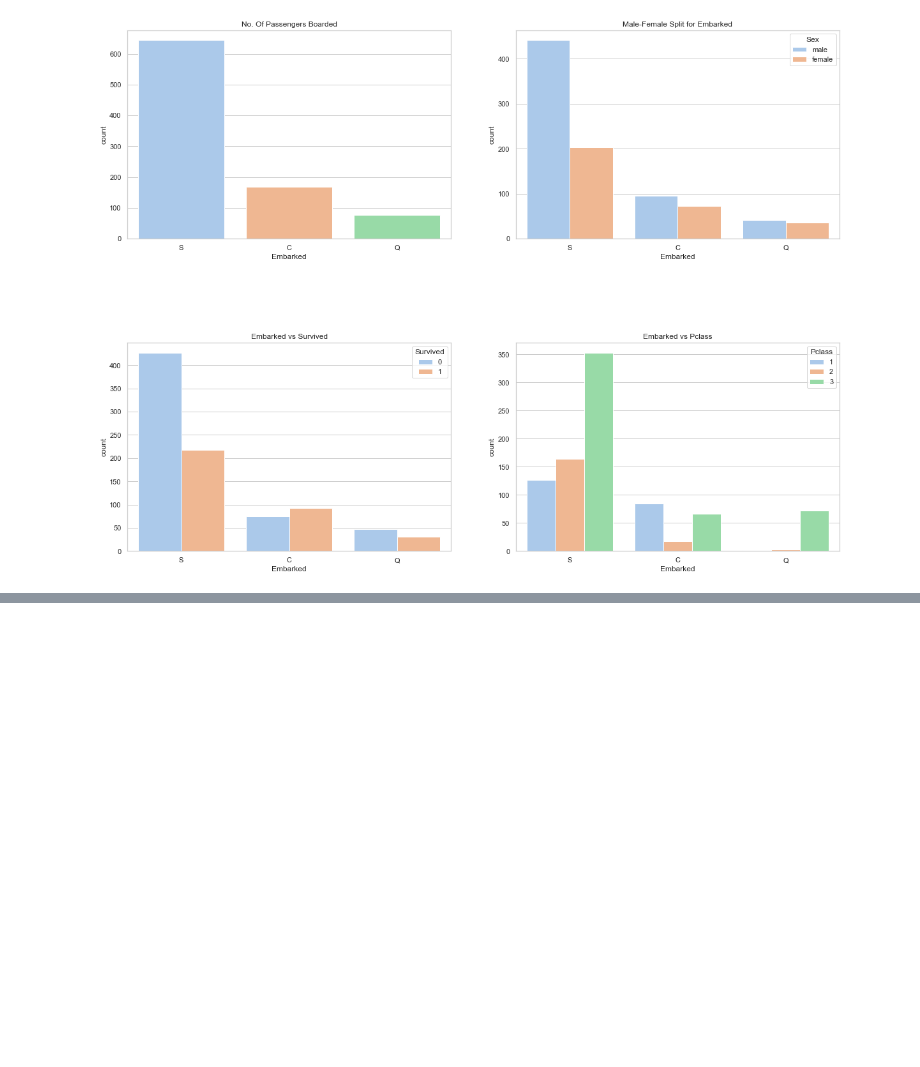
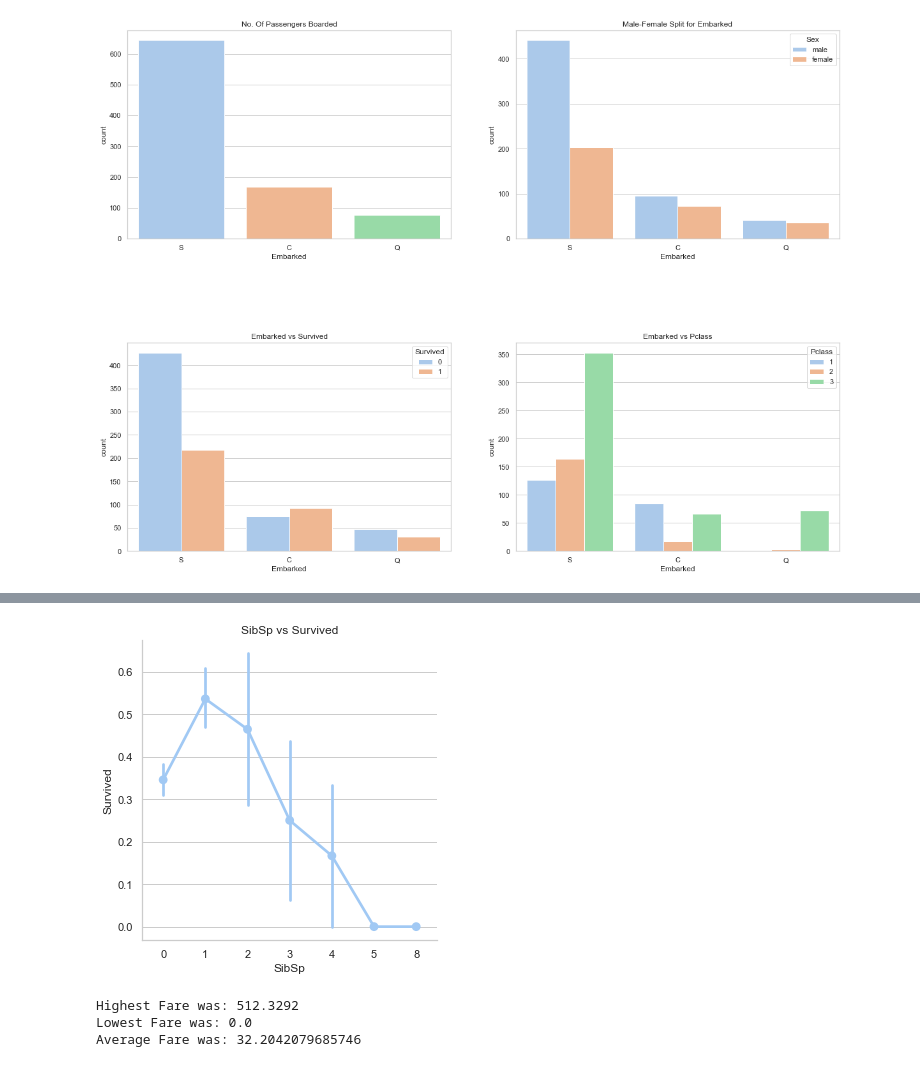
Before and after one commit to SBIK1219/CodingTest, a Jupyter notebook: Titanic_EDA.ipynb, the cells around one changed output, grey strips where cells are left out. Cells and saved outputs as stored; diff of their text form; code cells hidden in the pictures; blank space fills up the shorter version.

```diff
--- a/Titanic_EDA.ipynb
+++ b/Titanic_EDA.ipynb
@@ -309,0 +339,14 @@ plt.show()
+# %%
+sns.factorplot('SibSp','Survived',data=train_df,ax=ax[1])
+plt.title('SibSp vs Survived')
+plt.show()
+# %% [output]
+[figure, added]
+# %%
+print('Highest Fare was:',train_df['Fare'].max())
+print('Lowest Fare was:',train_df['Fare'].min())
+print('Average Fare was:',train_df['Fare'].mean())
+# %% [output]
+Highest Fare was: 512.3292
+Lowest Fare was: 0.0
+Average Fare was: 32.2042079685746
```
Also changed, not shown: parts of 21 cells of this notebook.
